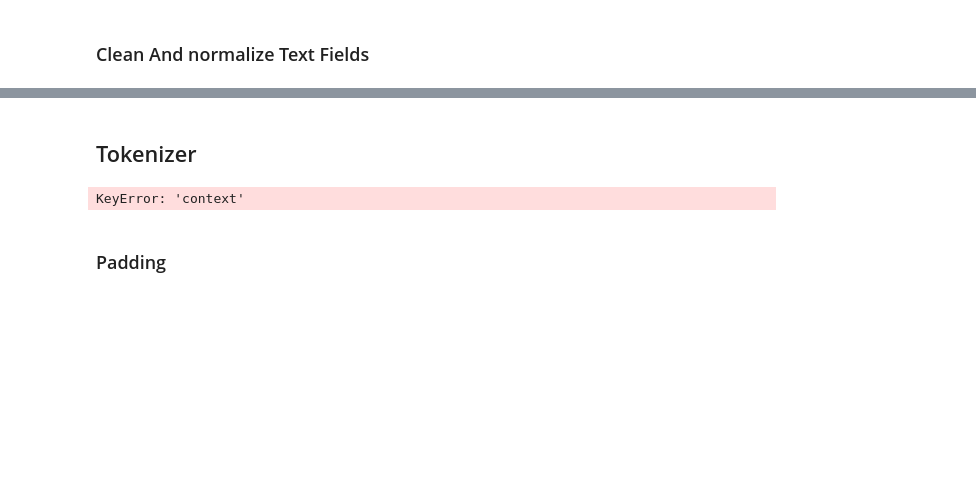
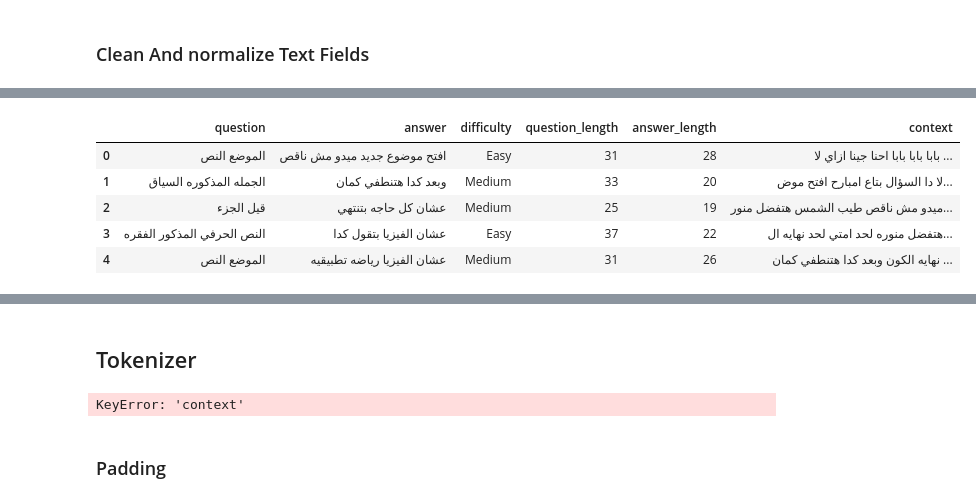
Before and after one commit to Raed108/NLP-Project, a Jupyter notebook: ms1_analysis.ipynb, the cells around one changed output, grey strips where cells are left out. Cells and saved outputs as stored; diff of their text form; code cells hidden in the pictures; blank space fills up the shorter version.

```diff
--- a/ms1_analysis.ipynb
+++ b/ms1_analysis.ipynb
@@ -369,0 +495,7 @@ df_train[df_train["answer_length"] == 5]
+# %%
+# remove rows with very short answers (likely to be noise) like df_train[df_train["answer_length"] < 6 ]
+
+df_train = df_train[df_train["answer_length"] >= 6].reset_index(drop=True)
+
+# drop unrelated columns to save memory
+df_train = df_train.drop(columns=["video_id", "video_title", "question_id"])
@@ -370,3 +520,12 @@ df_train[df_train["answer_length"] == 5]
+# %%
+df_train.head()
+# %% [output]
+|  | question | answer | difficulty | question_length | answer_length | context |
+| 0 | الموضع النص | افتح موضوع جديد ميدو مش ناقص | Easy | 31 | 28 | بابا بابا بابا احنا جينا ازاي لا ... |
+| 1 | الجمله المذكوره السياق | وبعد كدا هتنطفي كمان | Medium | 33 | 20 | لا دا السؤال بتاع امبارح افتح موض... |
+| 2 | قيل الجزء | عشان كل حاجه بتنتهي | Medium | 25 | 19 | ميدو مش ناقص طيب الشمس هتفضل منور... |
+| 3 | النص الحرفي المذكور الفقره | عشان الفيزيا بتقول كدا | Easy | 37 | 22 | هتفضل منوره لحد امتي لحد نهايه ال... |
+| 4 | الموضع النص | عشان الفيزيا رياضه تطبيقيه | Medium | 31 | 26 | نهايه الكون وبعد كدا هتنطفي كمان ... |
 # %%
 all_words = " ".join(df_train["answer"].astype(str)).split()
 
```
Also changed, not shown: parts of 41 cells of this notebook.
